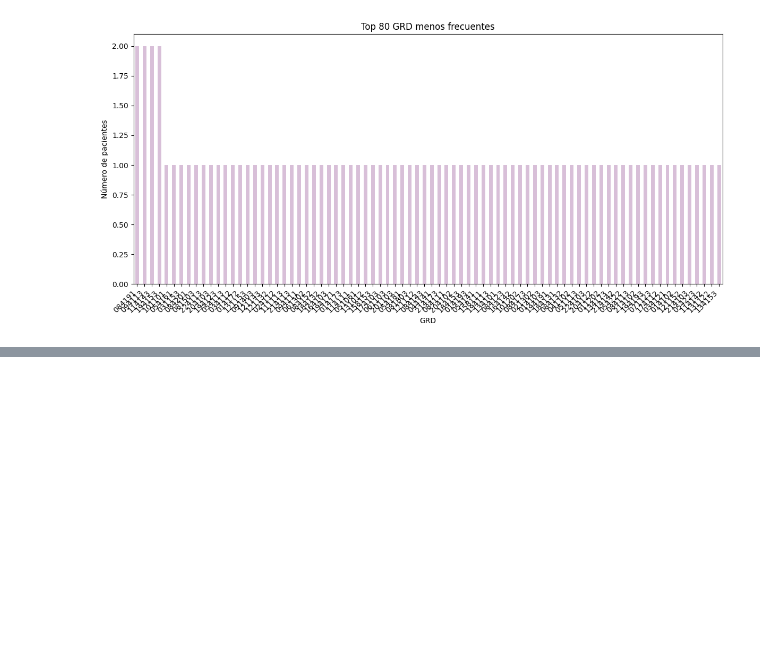
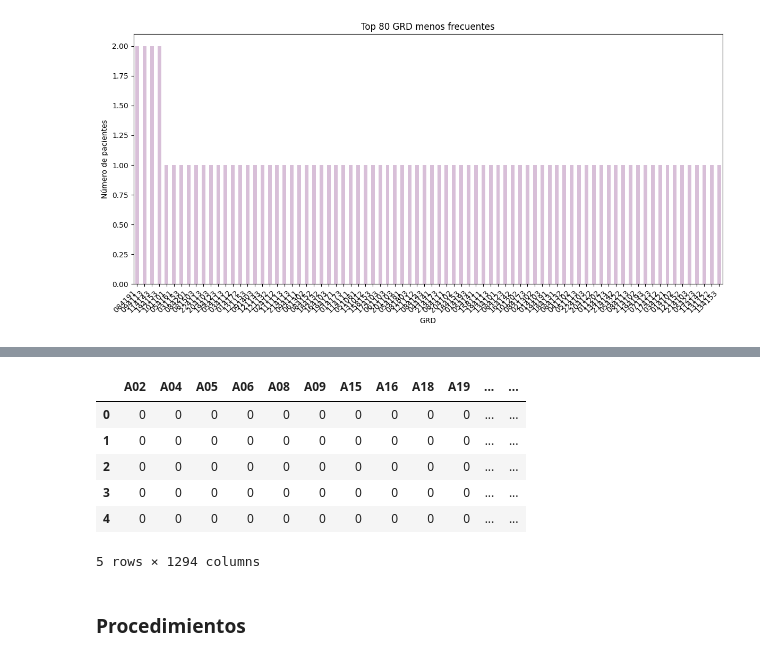
Before and after one commit to ntalme/Proyecto-Aprendizaje-de-Maquina, a Jupyter notebook: CodigoProyecto1.ipynb, the cells around one changed output, grey strips where cells are left out. Drawn from its saved outputs; the diff is of its cells as text; code cells hidden in the pictures; blank space fills up the shorter version.

Commit message:
Crear diccionarios por diagnósticos y procedimientos

```diff
--- a/CodigoProyecto1.ipynb
+++ b/CodigoProyecto1.ipynb
@@ -196,0 +242,43 @@ plt.show()
+# %%
+# DataFrame binario con las categorías CIE-10 por paciente
+# Obtenemos las columnas que contienen diagnósticos (Diag01 al Diag35)
+columnas_diagnostico = [col for col in df.columns if col.startswith("Diag")]
+
+# Creamos una lista  para guardar las categorías de cada paciente
+categorias_paciente = []
+
+# Recorremos cada fila
+for _, fila in df[columnas_diagnostico].iterrows():
+    paciente = set()  # Usamos set para evitar duplicados
+
+    for diag in fila:
+        if isinstance(diag, str) and diag.strip() != "":
+            cod = diag[:3]  # Tomamos los primeros 3 caracteres del código
+            if cod in diccionario_diagnosticos:
+                paciente.add(cod)
+
+    categorias_paciente.append(paciente)
+
+# Obtener todas las categorías distintas encontradas
+categorias_finales = sorted(set.union(*categorias_paciente))
+
+# Creamo un DataFrame binario con 0s
+df_binarioCategorias = pd.DataFrame(0, index=range(len(df)), columns=categorias_finales)
+
+# Rellenamos con 1 donde el paciente tiene esa categoría
+for i, cat in enumerate(categorias_paciente):
+    for c in cat:
+        df_binarioCategorias.at[i, c] = 1
+
+# Mostramos las primeras filas
+df_binarioCategorias.head()
+# %% [output]
+|  | A02 | A04 | A05 | A06 | A08 | A09 | A15 | A16 | A18 | A19 | ... | ... |
+| 0 | 0 | 0 | 0 | 0 | 0 | 0 | 0 | 0 | 0 | 0 | ... | ... |
+| 1 | 0 | 0 | 0 | 0 | 0 | 0 | 0 | 0 | 0 | 0 | ... | ... |
+| 2 | 0 | 0 | 0 | 0 | 0 | 0 | 0 | 0 | 0 | 0 | ... | ... |
+| 3 | 0 | 0 | 0 | 0 | 0 | 0 | 0 | 0 | 0 | 0 | ... | ... |
+| 4 | 0 | 0 | 0 | 0 | 0 | 0 | 0 | 0 | 0 | 0 | ... | ... |
+5 rows × 1294 columns
+# %% [markdown]
+### **Procedimientos**
```
Also changed, not shown: parts of 6 cells of this notebook.
